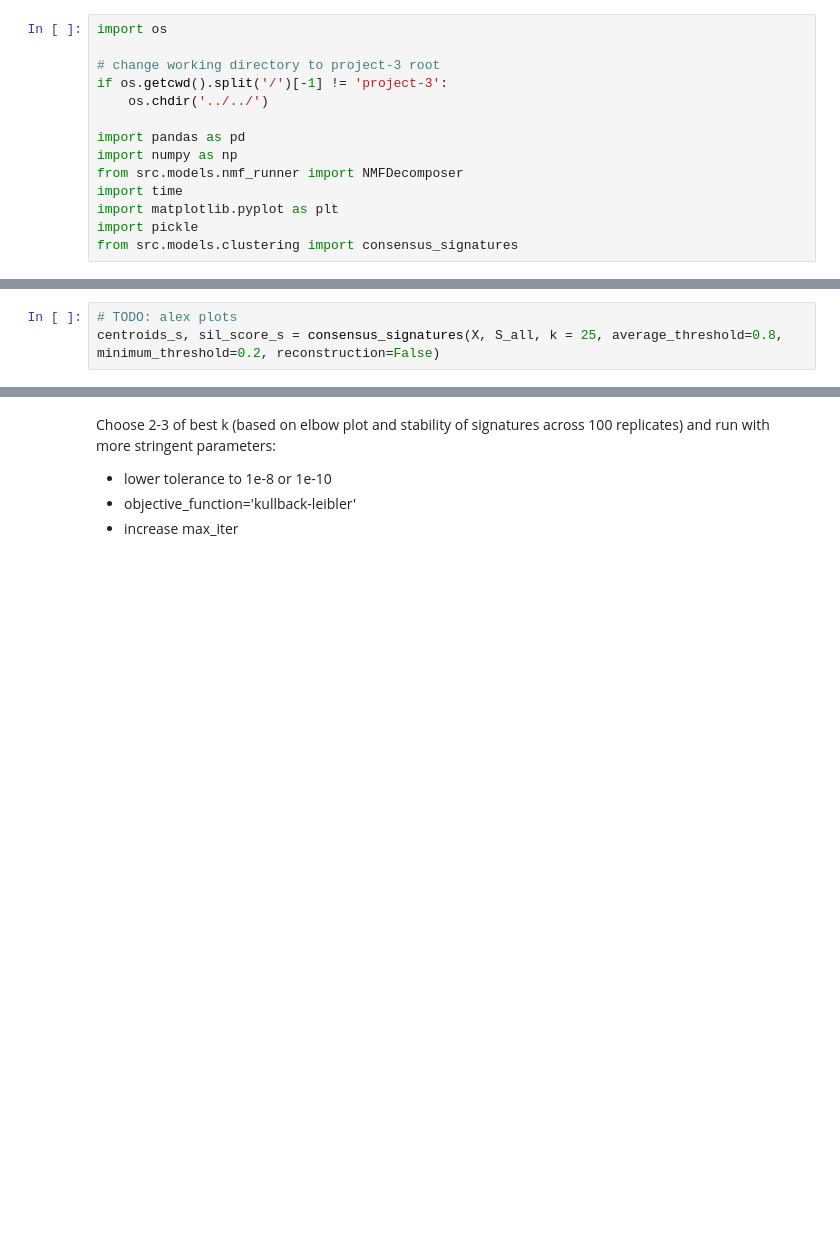
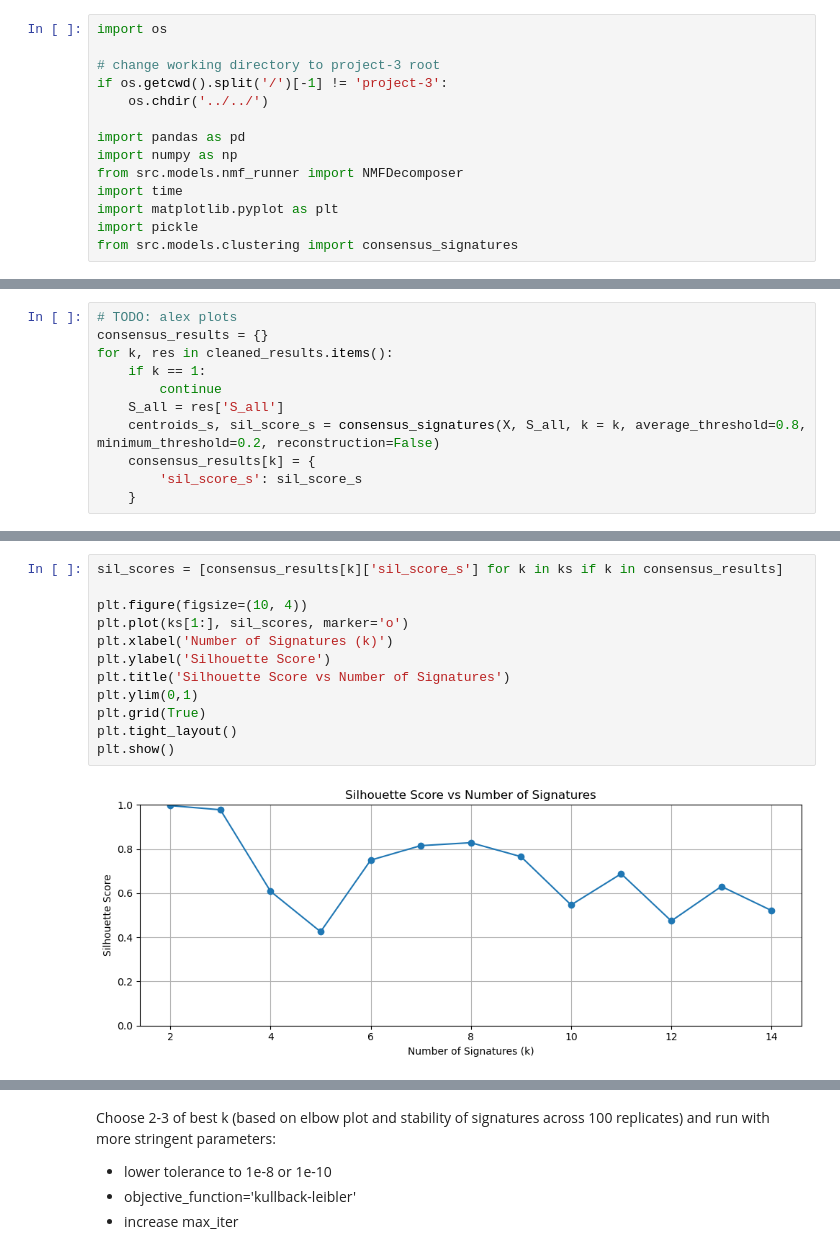
Before and after one commit to CNsquared/breast-cancer-team-1, a Jupyter notebook: project-3/notebooks/makefigs/01_nmf_k_selection.ipynb, the cells around one changed output, grey strips where cells are left out. Saved outputs shown, nothing was run; the diff lists cells and outputs as text; blank space fills up the shorter version.

```diff
--- a/project-3/notebooks/makefigs/01_nmf_k_selection.ipynb
+++ b/project-3/notebooks/makefigs/01_nmf_k_selection.ipynb
@@ -146,4 +142,12 @@ plt.show()
 # %%
 # TODO: alex plots
-centroids_s, sil_score_s = consensus_signatures(X, S_all, k = 25, average_threshold=0.8, minimum_threshold=0.2, reconstruction=False)
+consensus_results = {}
+for k, res in cleaned_results.items():
+    if k == 1:
+        continue
+    S_all = res['S_all']
+    centroids_s, sil_score_s = consensus_signatures(X, S_all, k = k, average_threshold=0.8, minimum_threshold=0.2, reconstruction=False)
+    consensus_results[k] = {
+        'sil_score_s': sil_score_s
+    }
 # %% [output]
@@ -150,0 +171,14 @@ NameError: name 'S_all' is not defined
+# %%
+sil_scores = [consensus_results[k]['sil_score_s'] for k in ks if k in consensus_results]
+
+plt.figure(figsize=(10, 4))
+plt.plot(ks[1:], sil_scores, marker='o')
+plt.xlabel('Number of Signatures (k)')
+plt.ylabel('Silhouette Score')
+plt.title('Silhouette Score vs Number of Signatures')
+plt.ylim(0,1)
+plt.grid(True)
+plt.tight_layout()
+plt.show()
+# %% [output]
+[figure, added]
```
Also changed, not shown: parts of 9 cells of this notebook.
